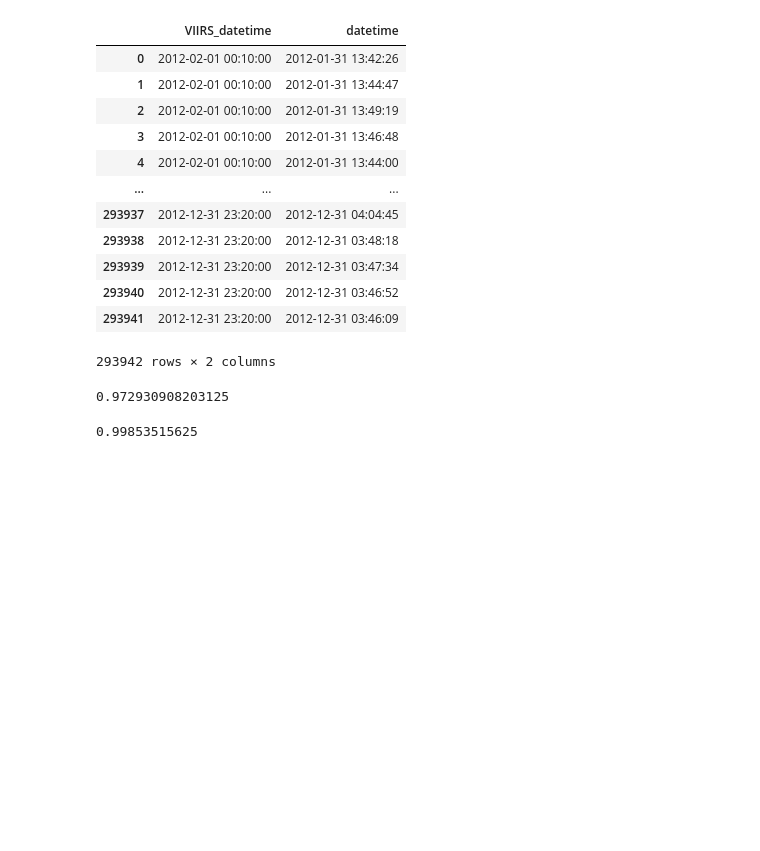
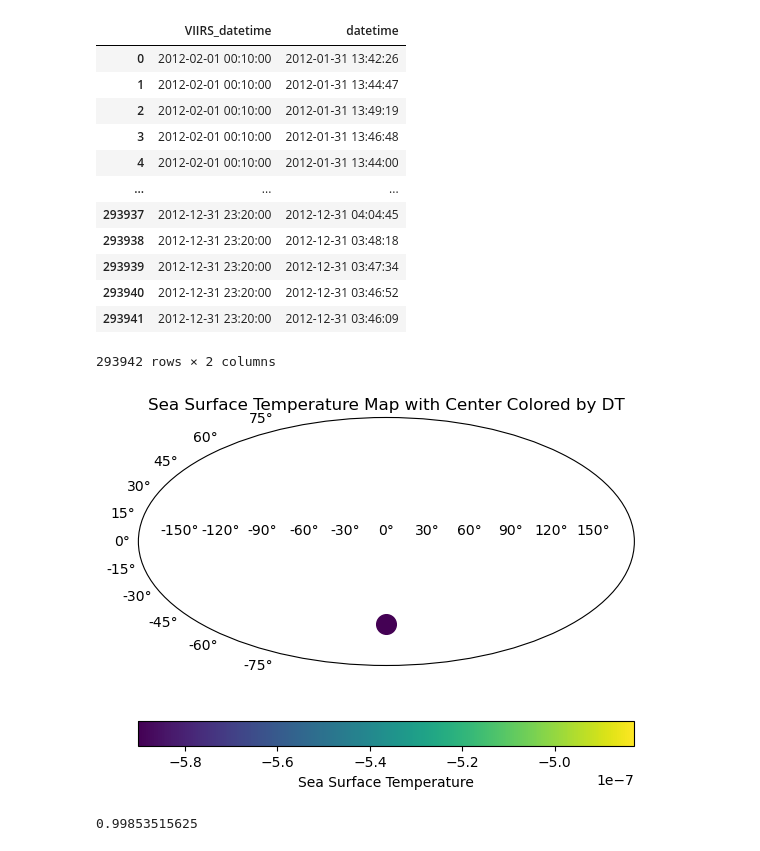
Before and after one commit to AI-for-Ocean-Science/ulmo, a Jupyter notebook: ulmo/sst_l3s/plotting_s3_extractions.ipynb, the cells around one changed output. Cells and saved outputs as stored; diff of their text form; code cells hidden in the pictures; blank space fills up the shorter version.

Commit message:
healpy update

```diff
--- a/ulmo/sst_l3s/plotting_s3_extractions.ipynb
+++ b/ulmo/sst_l3s/plotting_s3_extractions.ipynb
@@ -51,3 +48,11 @@ file_path = '/home/jovyan/L3S_VIIRS144_2012_preproc.h5'
 # %%
 with h5py.File(file_path, "r") as h5:
-        metadata = h5['valid_metadata'][:]
+    data = h5['valid'][:]
+    metadata = h5['valid_metadata'][:]
+
+data1 = data[0]
+metadata1 = metadata[0]
+
+viirs_dt = float(metadata1[8])
+dt = float(metadata1[35])
+diff_dt = viirs_dt - dt
@@ -61,6 +59,31 @@ diff_dt = viirs_dt - dt
-# %%
-# row 9 is VIIRS_DT, row 36 is DT
-diff_dt
-# %% [output]
-0.972930908203125
+# %%
+flat_sst_data = data1
+flat_dt_data = diff_dt
+
+nside = 8  # Adjust the nside to control the resolution of the map
+npix = hp.nside2npix(nside)
+
+# Create a Healpy map using the sea surface temperature data
+hp_map = np.zeros(npix)
+for i in range(npix):
+    hp_map[i] = np.mean(flat_sst_data[i * (4096 // npix):(i + 1) * (4096 // npix)])  # Adjust how the grid is averaged
+
+# Get the spherical angles (longitude and latitude) for each Healpy pixel
+lon, lat = hp.pix2ang(nside, np.arange(npix), lonlat=True)
+
+# Find the center pixel index
+center_pixel_index = hp.ang2pix(nside, np.pi / 2 - np.radians(0), np.radians(0))  # Replace with the desired center coordinates
+
+# Normalize the DT value at the center pixel to the range [0, 1]
+
+# Plot the Healpy map and add a dot at the center colored by the variable DT
+fig, ax = plt.subplots(subplot_kw={'projection': 'mollweide'})
+im = ax.scatter(lon, lat, c=hp_map, cmap='viridis', s=10)
+ax.scatter(lon[center_pixel_index], lat[center_pixel_index], c=flat_dt_data, cmap='viridis', s=200, linewidth=1, zorder=10)
+ax.set_title('Sea Surface Temperature Map with Center Colored by DT')
+cbar = plt.colorbar(im, ax=ax, orientation='horizontal')
+cbar.set_label('Sea Surface Temperature')
+plt.show()
+# %% [output]
+[figure, added]
 # %%
```
Also changed, not shown: parts of 6 cells of this notebook.
